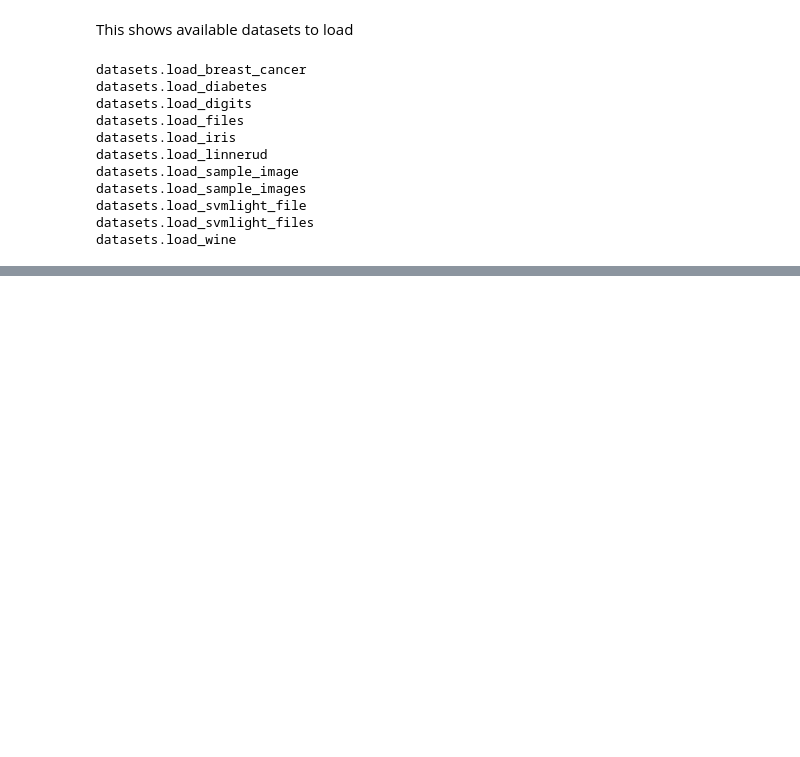
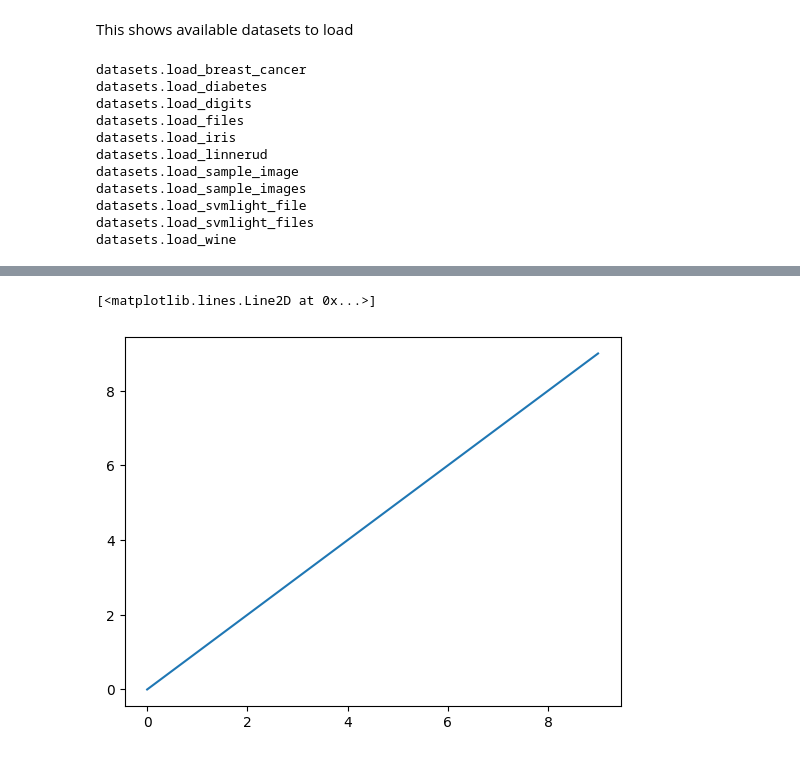
Before and after one commit to OgTechNerd/python-programming-a-2-z, a Jupyter notebook: MachineLearningTutorials/SCIKITLEARN/Scikit-learn_basic_01.ipynb, the cells around one changed output, grey strips where cells are left out. Cells and saved outputs as stored; diff of their text form; code cells hidden in the pictures; blank space fills up the shorter version.

```diff
--- a/MachineLearningTutorials/SCIKITLEARN/Scikit-learn_basic_01.ipynb
+++ b/MachineLearningTutorials/SCIKITLEARN/Scikit-learn_basic_01.ipynb
@@ -107,0 +172,5 @@ print(ds.target)
+# %%
+plt.plot(np.arange(10), np.arange(10))
+# %% [output]
+[<matplotlib.lines.Line2D at 0x...>]
+[figure, added]
```
Also changed, not shown: parts of 12 cells of this notebook.
